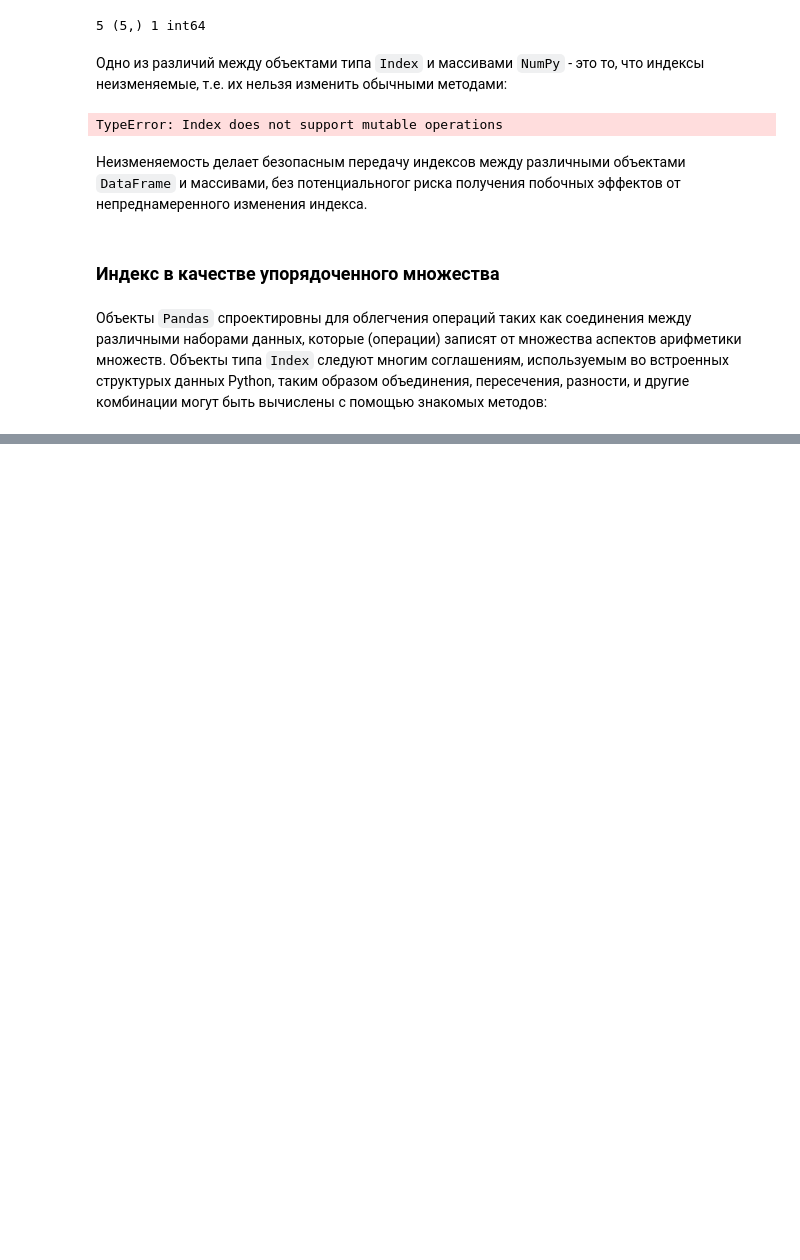
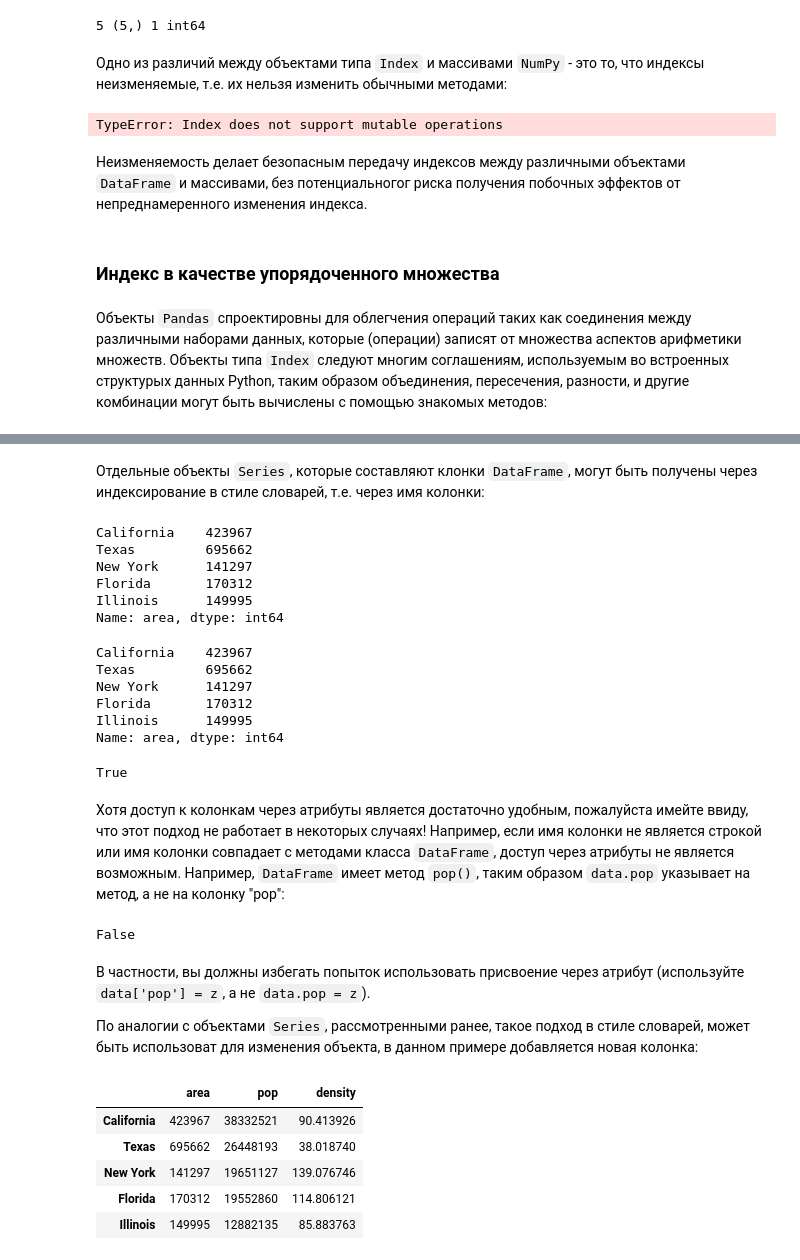
Before and after one commit to proway2/PythonDataScienceHandbook, a Jupyter notebook: Pandas.ipynb, the cells around one changed output, grey strips where cells are left out. Drawn from its saved outputs; the diff is of its cells as text; code cells hidden in the pictures; blank space fills up the shorter version.

```diff
--- a/Pandas.ipynb
+++ b/Pandas.ipynb
@@ -405,0 +499,9 @@ Index([1, 2, 9, 11], dtype='int64')
+# %%
+area = pd.Series({'California': 423967, 'Texas': 695662,
+                  'New York': 141297, 'Florida': 170312,
+                  'Illinois': 149995})
+pop = pd.Series({'California': 38332521, 'Texas': 26448193,
+                 'New York': 19651127, 'Florida': 19552860,
+                 'Illinois': 12882135})
+data = pd.DataFrame({'area':area, 'pop':pop})
+data
@@ -405,0 +515,48 @@ Index([1, 2, 9, 11], dtype='int64')
+# %% [markdown]
+Отдельные объекты `Series`, которые составляют клонки `DataFrame`, могут быть получены через индексирование в стиле словарей, т.е. через имя колонки:
+# %%
+data['area']
+# %% [output]
+California    423967
+Texas         695662
+New York      141297
+Florida       170312
+Illinois      149995
+Name: area, dtype: int64
+# %%
+# В качестве альтернативы `data['area']`, можно использовать доступ к колонкам через атрибут
+data.area
+# %% [output]
+California    423967
+Texas         695662
+New York      141297
+Florida       170312
+Illinois      149995
+Name: area, dtype: int64
+# %%
+# оба подхода возвращают совершенно один и тот же объект
+data['area'] is data.area
+# %% [output]
+True
+# %% [markdown]
+Хотя доступ к колонкам через атрибуты является достаточно удобным, пожалуйста имейте ввиду, что этот подход не работает в некоторых случаях!
+Например, если имя колонки не является строкой или имя колонки совпадает с методами класса `DataFrame`, доступ через атрибуты не является возможным. Например, `DataFrame` имеет метод `pop()`, таким образом `data.pop` указывает на метод, а не на колонку "pop":
+# %%
+data.pop is data['pop']
+# %% [output]
+False
+# %% [markdown]
+В частности, вы должны избегать попыток использовать присвоение через атрибут (используйте `data['pop'] = z`, а не `data.pop = z`).
+
+По аналогии с объектами `Series`, рассмотренными ранее, такое подход в стиле словарей, может быть использоват для изменения объекта, в данном примере добавляется новая колонка:
+# %%
+# этот пример также показывает поэлементные операции с объектами типа `Series`
+data['density'] = data['pop'] / data['area']
+data
+# %% [output]
+|  | area | pop | density |
+| California | 423967 | 38332521 | 90.413926 |
+| Texas | 695662 | 26448193 | 38.018740 |
+| New York | 141297 | 19651127 | 139.076746 |
+| Florida | 170312 | 19552860 | 114.806121 |
+| Illinois | 149995 | 12882135 | 85.883763 |
```
Also changed, not shown: parts of 71 cells of this notebook, 1 other file.
